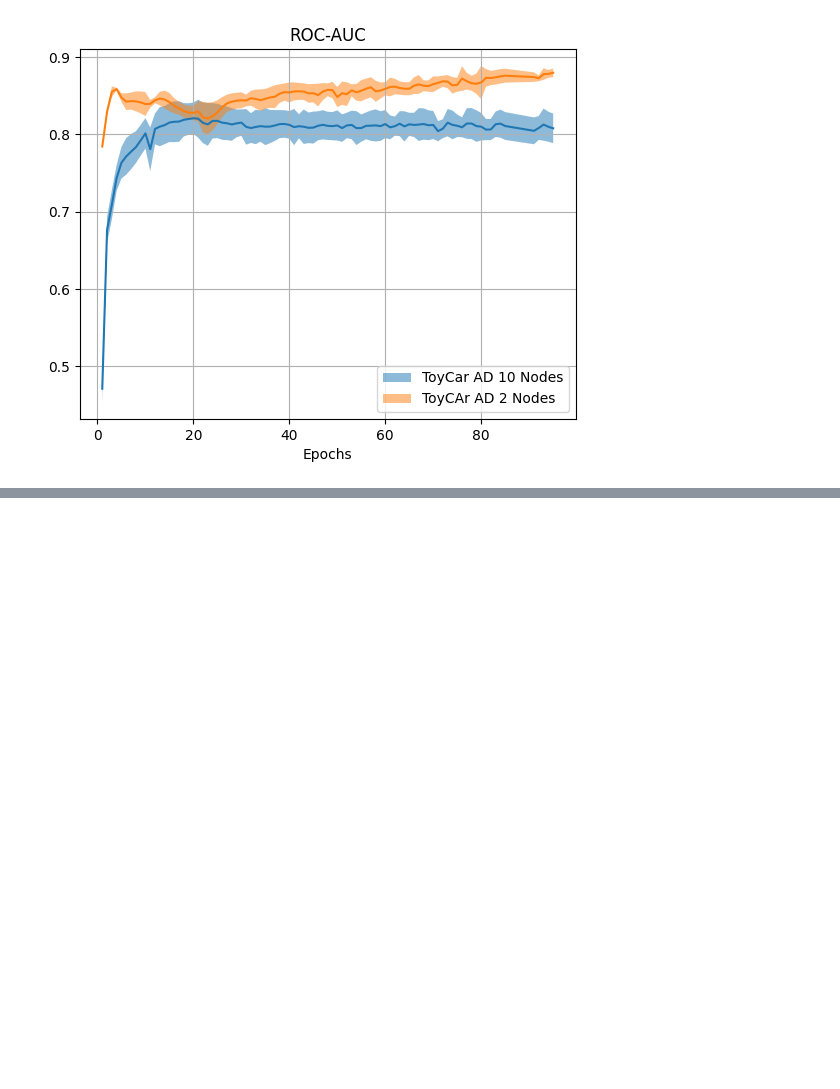
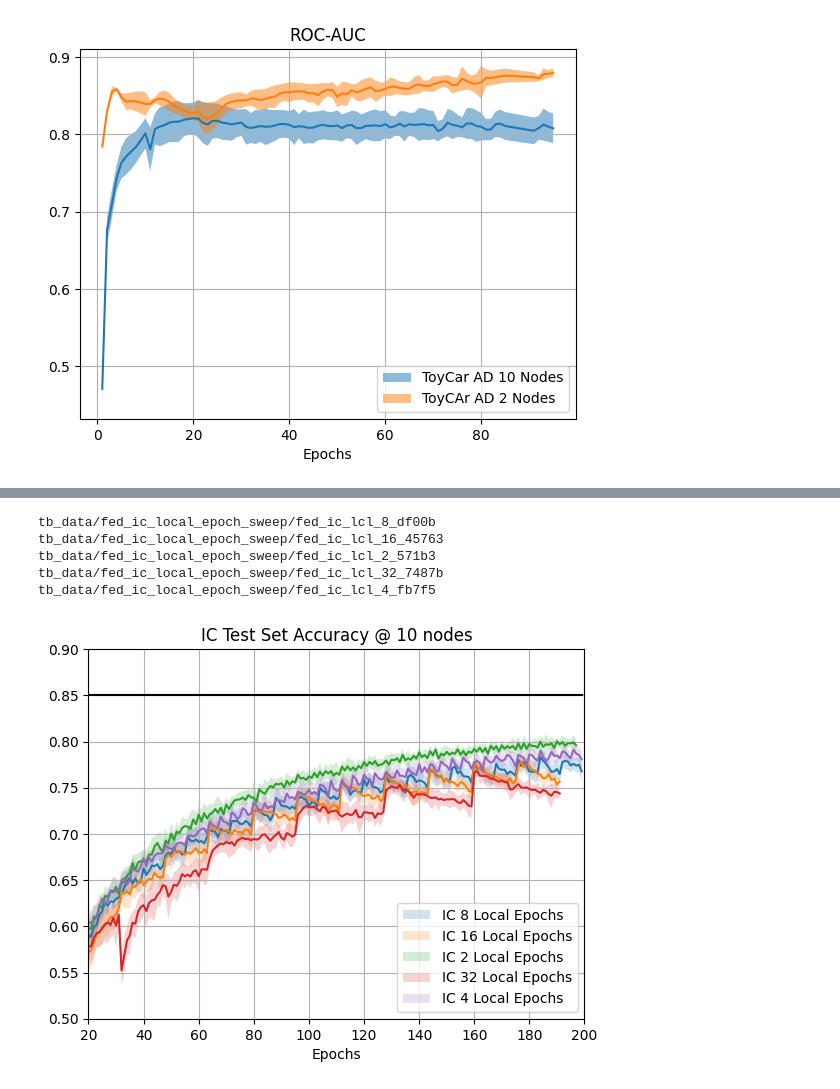
Before and after one commit to Lawrence-lugs/cidr-ufl, a Jupyter notebook: data_analysis.ipynb, the cells around one changed output, grey strips where cells are left out. Cells and saved outputs as stored; diff of their text form; code cells hidden in the pictures; blank space fills up the shorter version.

```diff
--- a/data_analysis.ipynb
+++ b/data_analysis.ipynb
@@ -130,0 +211,7 @@ plt.grid()
+# %%
+import os
+ad_epochsweep_data = []
+root = 'tb_data/fed_ad_local_epoch_sweep/'
+for i in os.listdir(root):
+    print(root+i)
+    ad_epochsweep_data.append(experiment_data(root+i))
@@ -130,0 +294,13 @@ plt.grid()
+# %%
+import os
+ic_epochsweep_data = []
+root = 'tb_data/fed_ic_local_epoch_sweep/'
+for i in os.listdir(root):
+    print(root+i)
+    ic_epochsweep_data.append(experiment_data(root+i))
+# %% [output]
+tb_data/fed_ic_local_epoch_sweep/fed_ic_lcl_8_df00b
+tb_data/fed_ic_local_epoch_sweep/fed_ic_lcl_16_45763
+tb_data/fed_ic_local_epoch_sweep/fed_ic_lcl_2_571b3
+tb_data/fed_ic_local_epoch_sweep/fed_ic_lcl_32_7487b
+tb_data/fed_ic_local_epoch_sweep/fed_ic_lcl_4_fb7f5
@@ -130,0 +336,26 @@ plt.grid()
+# %%
+def plot_withci(meanstd_plot,name=None,steps=None):
+    plt.fill_between(steps,*get_std_interval(meanstd_plot[0],meanstd_plot[1]),alpha=.2,label=name)
+    plt.plot(steps,meanstd_plot[0])
+    plt.grid()
+    plt.xlabel('Epochs')
+
+toplot = meanstd_ic_epochsweep_data
+
+steps = toplot[0][3]
+
+plot_withci(toplot[0][1],name='IC 8 Local Epochs',steps=toplot[0][3])
+plot_withci(toplot[1][1],name='IC 16 Local Epochs',steps=toplot[1][3])
+plot_withci(toplot[2][1],name='IC 2 Local Epochs',steps=toplot[2][3])
+plot_withci(toplot[3][1],name='IC 32 Local Epochs',steps=toplot[3][3])
+plot_withci(toplot[4][1],name='IC 4 Local Epochs',steps=toplot[4][3])
+plt.title('IC Test Set Accuracy @ 10 nodes')
+plt.legend()
+plt.grid()
+plt.grid()
+plt.plot(steps,[0.85]*len(steps),c='black')
+plt.ylim(0.5,0.9)
+plt.xlim(20,200)
+plt.show()
+# %% [output]
+[figure, added]
```
Also changed, not shown: parts of 13 cells of this notebook, 13 other files.
